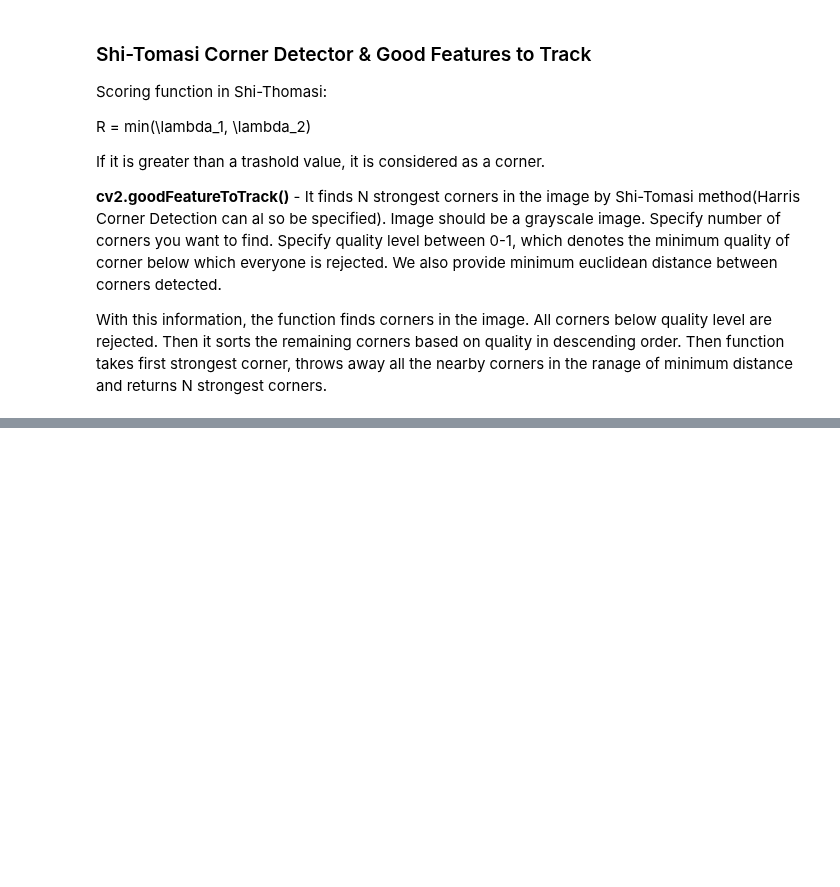
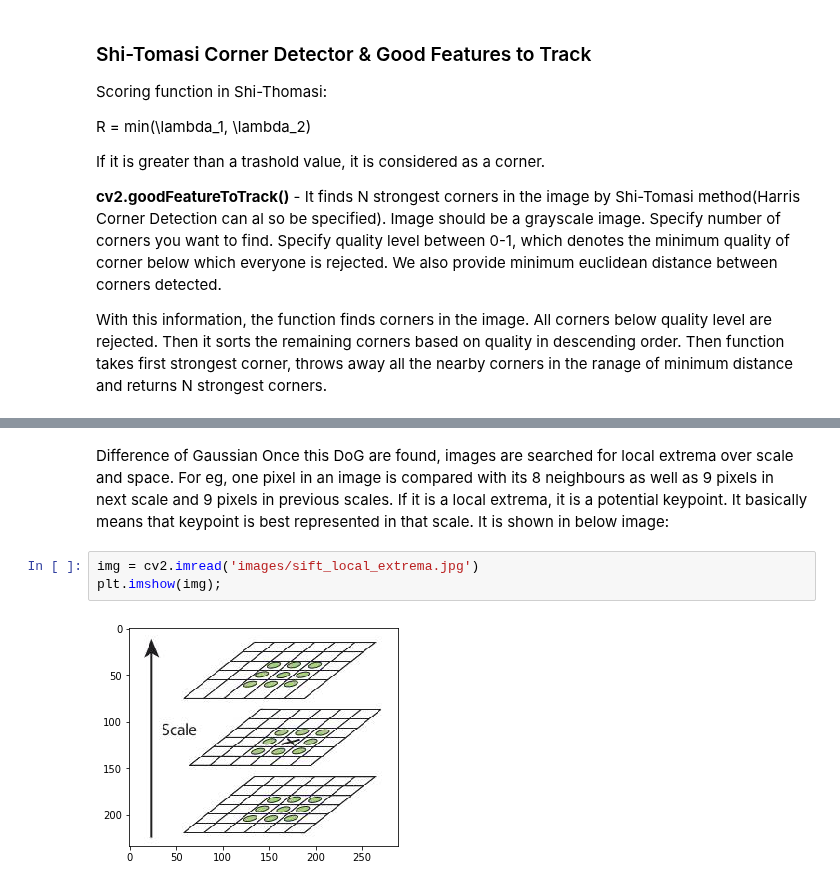
Before and after one commit to IamMohitM/OpenCV-Learning, a Jupyter notebook: Feature Detection and Description.ipynb, the cells around one changed output, grey strips where cells are left out. Cells and saved outputs as stored; diff of their text form; blank space fills up the shorter version.

```diff
--- a/Feature Detection and Description.ipynb
+++ b/Feature Detection and Description.ipynb
@@ -114,0 +161,8 @@ corners = cv2.goodFeaturesToTrack(gray, 25, )
+# %% [markdown]
+Difference of Gaussian
+Once this DoG are found, images are searched for local extrema over scale and space. For eg, one pixel in an image is compared with its 8 neighbours as well as 9 pixels in next scale and 9 pixels in previous scales. If it is a local extrema, it is a potential keypoint. It basically means that keypoint is best represented in that scale. It is shown in below image:
+# %%
+img = cv2.imread('images/sift_local_extrema.jpg')
+plt.imshow(img);
+# %% [output]
+[figure, added]
```
Also changed, not shown: parts of 10 cells of this notebook, 3 other files.
